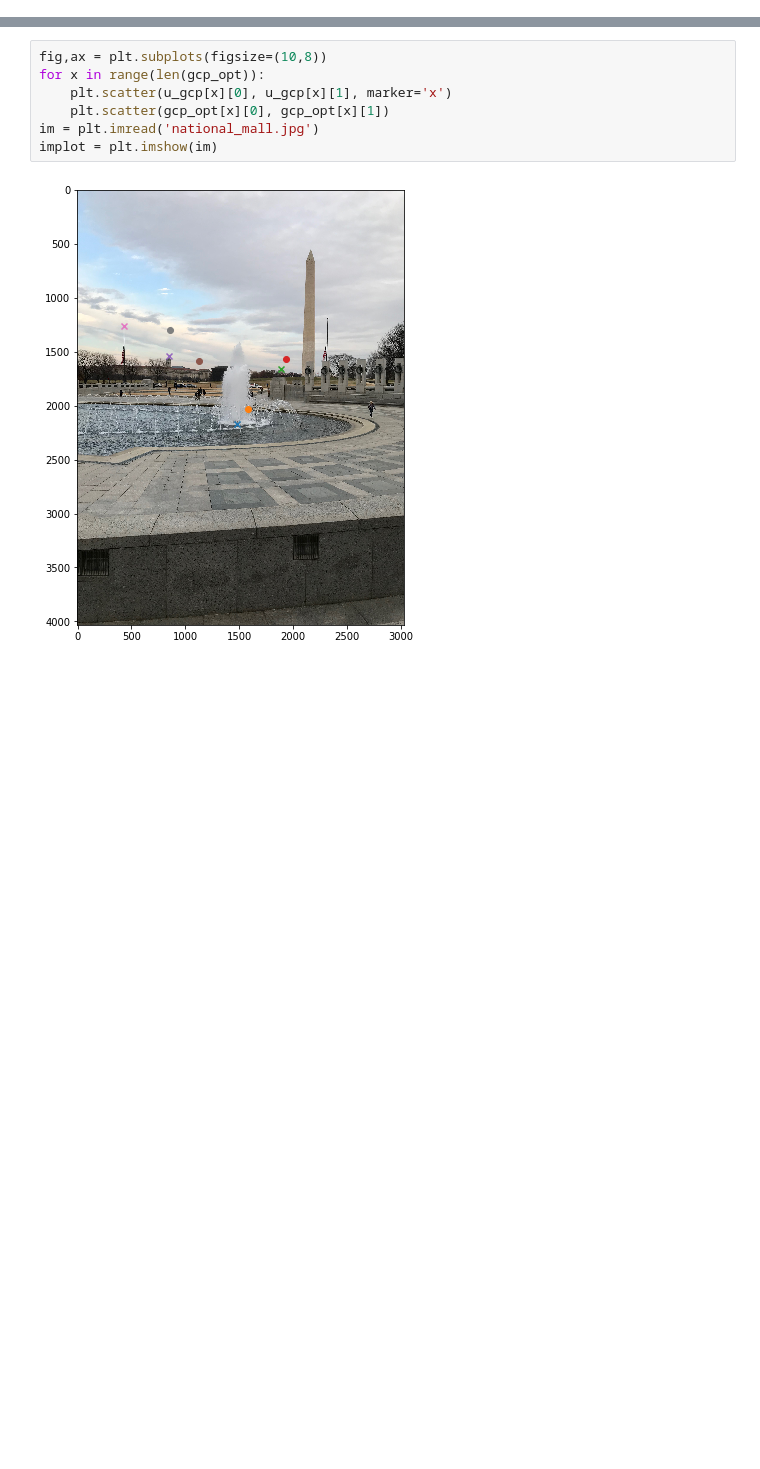
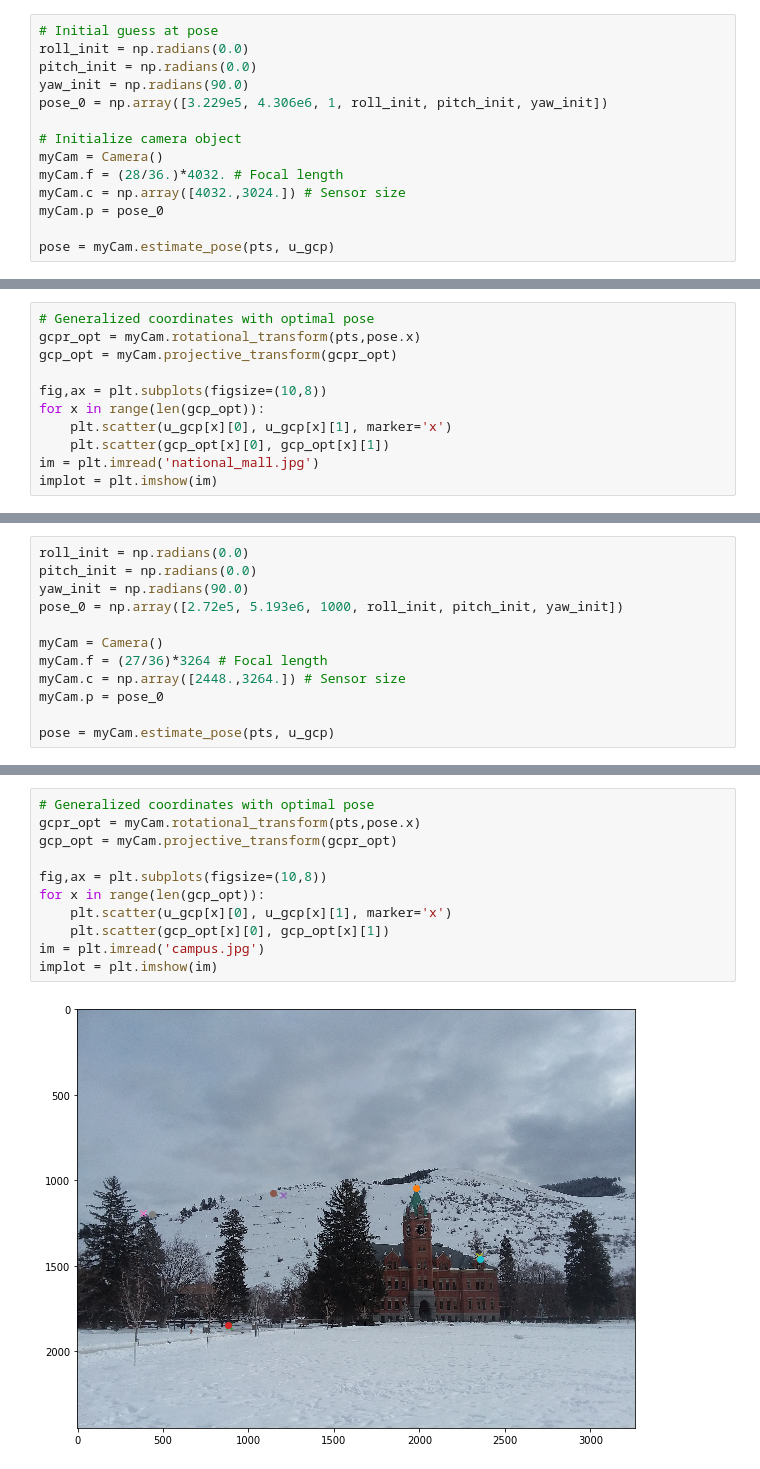
Before and after one commit to UMT-Computer-Vision-Spring-2019/project_1, a Jupyter notebook: main_NT.ipynb, the cells around one changed output, grey strips where cells are left out. Cells and saved outputs as stored; diff of their text form; blank space fills up the shorter version.

```diff
--- a/main_NT.ipynb
+++ b/main_NT.ipynb
@@ -67,0 +102,14 @@ class Camera(object):
+# %%
+# Initial guess at pose
+roll_init = np.radians(0.0)
+pitch_init = np.radians(0.0)
+yaw_init = np.radians(90.0)
+pose_0 = np.array([3.229e5, 4.306e6, 1, roll_init, pitch_init, yaw_init])
+
+# Initialize camera object
+myCam = Camera()
+myCam.f = (28/36.)*4032. # Focal length
+myCam.c = np.array([4032.,3024.]) # Sensor size
+myCam.p = pose_0
+
+pose = myCam.estimate_pose(pts, u_gcp)
@@ -67,0 +136,11 @@ class Camera(object):
+# %%
+# Generalized coordinates with optimal pose
+gcpr_opt = myCam.rotational_transform(pts,pose.x)
+gcp_opt = myCam.projective_transform(gcpr_opt)
+
+fig,ax = plt.subplots(figsize=(10,8))
+for x in range(len(gcp_opt)):
+    plt.scatter(u_gcp[x][0], u_gcp[x][1], marker='x')
+    plt.scatter(gcp_opt[x][0], gcp_opt[x][1])
+im = plt.imread('national_mall.jpg')
+implot = plt.imshow(im)
@@ -108,2 +171,14 @@ p_opt = so.least_squares(residual, pose_0, method='lm',args=(pts,u_gcp))
+# %%
+roll_init = np.radians(0.0)
+pitch_init = np.radians(0.0)
+yaw_init = np.radians(90.0)
+pose_0 = np.array([2.72e5, 5.193e6, 1000, roll_init, pitch_init, yaw_init])
+
+myCam = Camera()
+myCam.f = (27/36)*3264 # Focal length
+myCam.c = np.array([2448.,3264.]) # Sensor size
+myCam.p = pose_0
+
+pose = myCam.estimate_pose(pts, u_gcp)
 # %%
 # Estimated pose of the Camera
@@ -131,9 +203,13 @@ gcp_opt = projective_transform(gcpr_opt)
 # %%
+# Generalized coordinates with optimal pose
+gcpr_opt = myCam.rotational_transform(pts,pose.x)
+gcp_opt = myCam.projective_transform(gcpr_opt)
+
 fig,ax = plt.subplots(figsize=(10,8))
 for x in range(len(gcp_opt)):
     plt.scatter(u_gcp[x][0], u_gcp[x][1], marker='x')
     plt.scatter(gcp_opt[x][0], gcp_opt[x][1])
-im = plt.imread('national_mall.jpg')
+im = plt.imread('campus.jpg')
 implot = plt.imshow(im)
 # %% [output]
-[figure, old version]
+[figure, new version]
```
Also changed, not shown: parts of 16 cells of this notebook.
